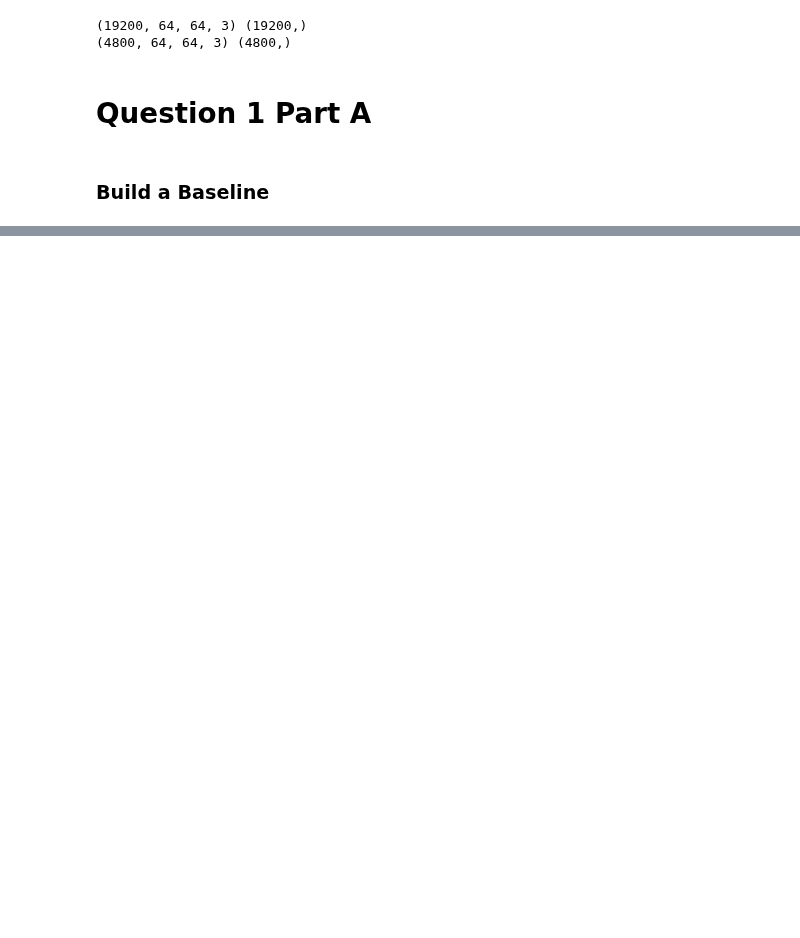
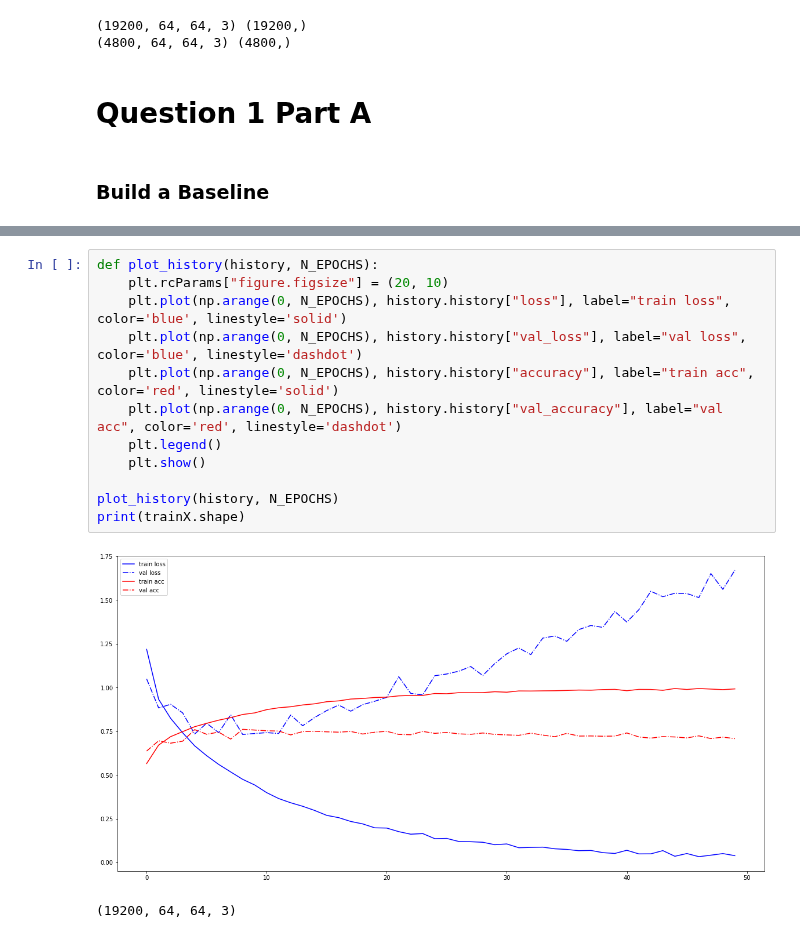
Before and after one commit to rajbircit/assignments, a Jupyter notebook: dl_a2/dl_assignment2_master.ipynb, the cells around one changed output, grey strips where cells are left out. Saved outputs shown, nothing was run; the diff lists cells and outputs as text; blank space fills up the shorter version.

```diff
--- a/dl_a2/dl_assignment2_master.ipynb
+++ b/dl_a2/dl_assignment2_master.ipynb
@@ -161,0 +166,15 @@ None
+# %%
+def plot_history(history, N_EPOCHS):
+    plt.rcParams["figure.figsize"] = (20, 10)
+    plt.plot(np.arange(0, N_EPOCHS), history.history["loss"], label="train loss", color='blue', linestyle='solid')
+    plt.plot(np.arange(0, N_EPOCHS), history.history["val_loss"], label="val loss", color='blue', linestyle='dashdot')
+    plt.plot(np.arange(0, N_EPOCHS), history.history["accuracy"], label="train acc", color='red', linestyle='solid')
+    plt.plot(np.arange(0, N_EPOCHS), history.history["val_accuracy"], label="val acc", color='red', linestyle='dashdot')
+    plt.legend()
+    plt.show()
+
+plot_history(history, N_EPOCHS)
+print(trainX.shape)
+# %% [output]
+[figure, added]
+(19200, 64, 64, 3)
```
Also changed, not shown: parts of 2 cells of this notebook.
